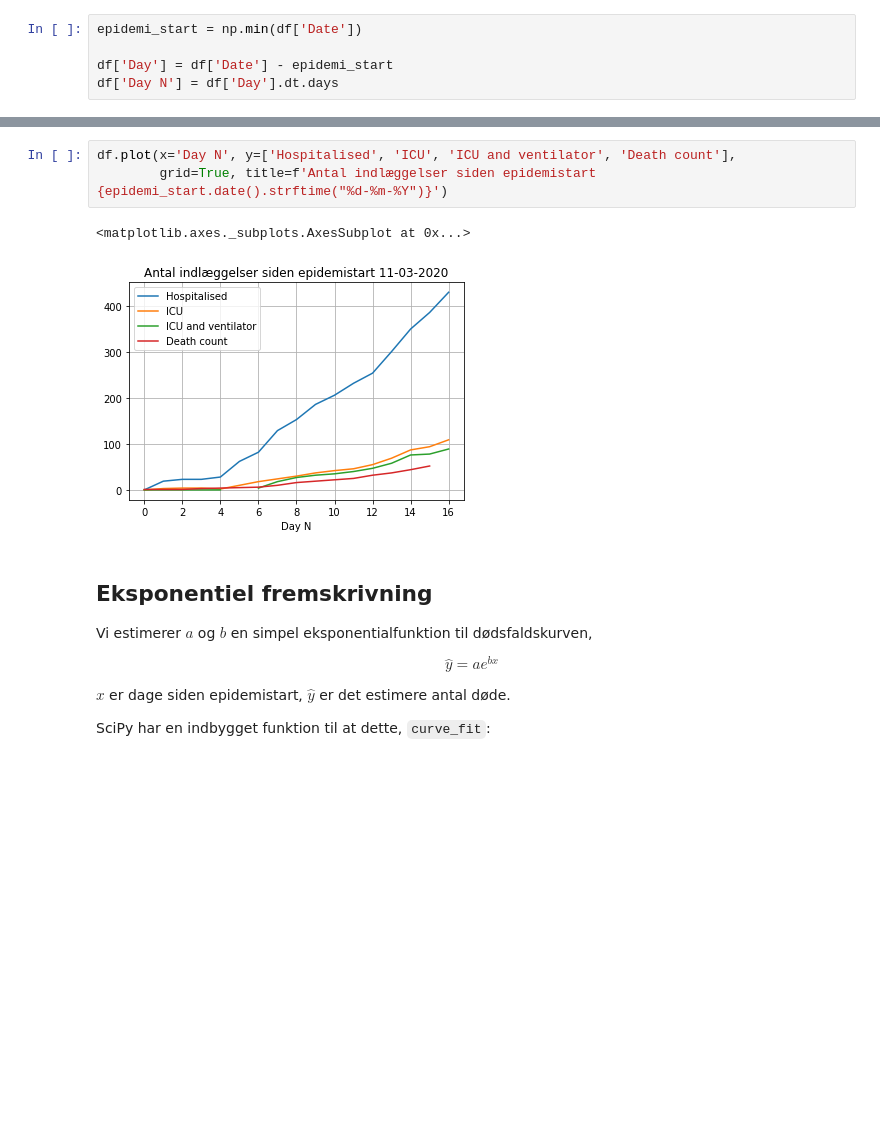
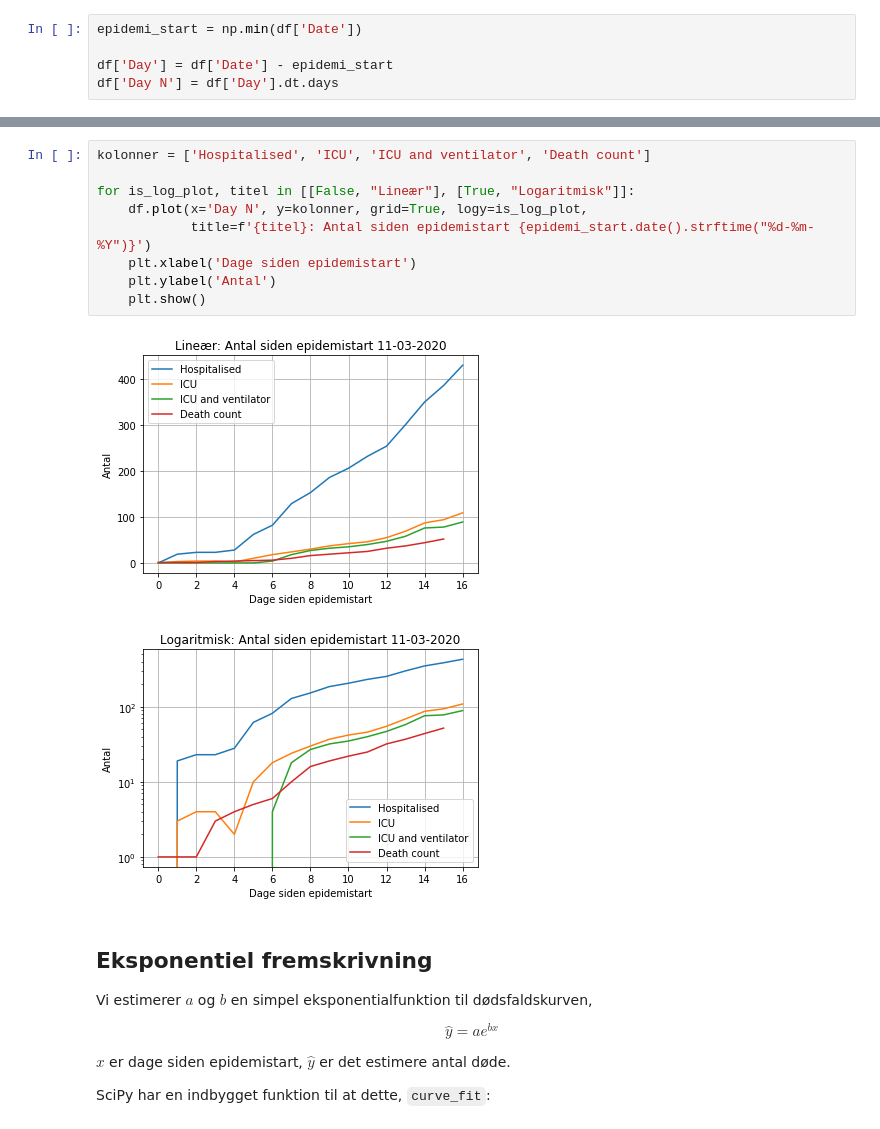
Before and after one commit to covid-19-sim/covid-19-dk, a Jupyter notebook: prognoser/eksponentiel_prognose.ipynb, the cells around one changed output, grey strips where cells are left out. Drawn from its saved outputs; the diff is of its cells as text; blank space fills up the shorter version.

Commit message:
Tegn graf for rådata med henholdsvis lineær og logaritmisk y-akse

```diff
--- a/prognoser/eksponentiel_prognose.ipynb
+++ b/prognoser/eksponentiel_prognose.ipynb
@@ -65,9 +66,15 @@ Datasættet ser således ud:
 # %%
-df.plot(x='Day N', y=['Hospitalised', 'ICU', 'ICU and ventilator', 'Death count'],
-        grid=True, title=f'Antal indlæggelser siden epidemistart {epidemi_start.date().strftime("%d-%m-%Y")}')
+kolonner = ['Hospitalised', 'ICU', 'ICU and ventilator', 'Death count']
+
+for is_log_plot, titel in [[False, "Lineær"], [True, "Logaritmisk"]]:
+    df.plot(x='Day N', y=kolonner, grid=True, logy=is_log_plot,
+            title=f'{titel}: Antal siden epidemistart {epidemi_start.date().strftime("%d-%m-%Y")}')
+    plt.xlabel('Dage siden epidemistart')
+    plt.ylabel('Antal')
+    plt.show()
 # %% [output]
-<matplotlib.axes._subplots.AxesSubplot at 0x...>
-[figure, old version]
+[figure, new version]
+[figure, added]
 # %% [markdown]
 ## Eksponentiel fremskrivning
 
```
Also changed, not shown: parts of 5 cells of this notebook.
